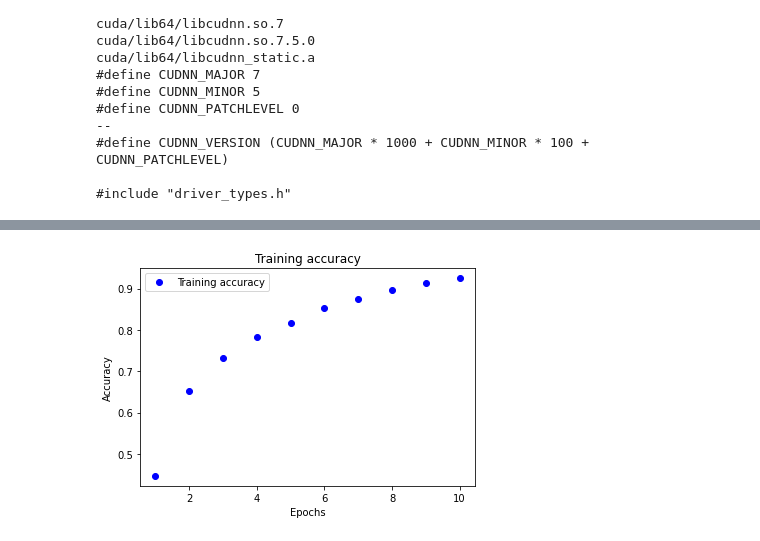
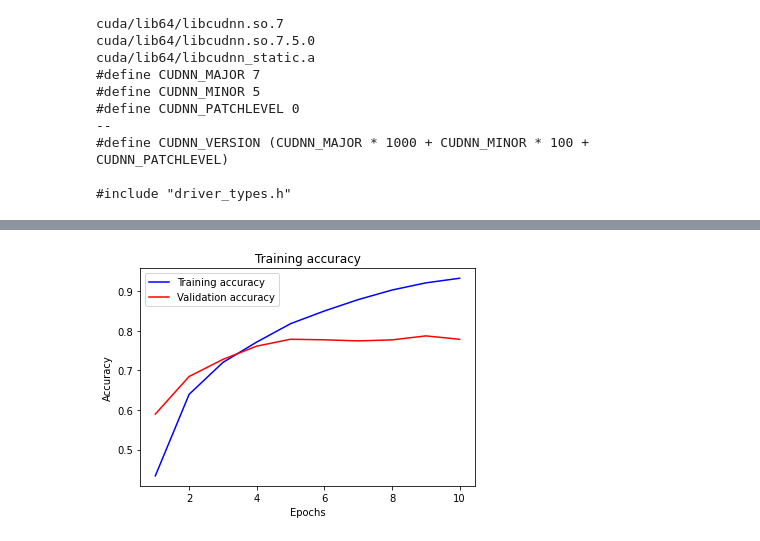
Before and after one commit to jumbokh/csu1101-ML-Class, a Jupyter notebook: notebooks/update_Cifar10_CNN.ipynb, the cells around one changed output, grey strips where cells are left out. Saved outputs shown, nothing was run; the diff lists cells and outputs as text; code cells hidden in the pictures.

```diff
--- a/notebooks/update_Cifar10_CNN.ipynb
+++ b/notebooks/update_Cifar10_CNN.ipynb
@@ -111,6 +95,6 @@ _________________________________________________________________
 None
 # %%
 model.compile(loss='categorical_crossentropy', optimizer='adam', metrics=['accuracy'])
-history = model.fit(x_train, y_train, epochs=10, batch_size=64, verbose=1)
+history = model.fit(x_train, y_train, epochs=10, batch_size=64, verbose=1,validation_split=0.2)
 # %% [output]
 Epoch 1/10
@@ -174,13 +161,15 @@ print(accuracy)
 # %%
 plt.clf()   # clear figure
 acc_values = history_dict['accuracy']
+valacc_values = history_dict['val_accuracy']
 
-plt.plot(epochs, acc, 'bo', label='Training accuracy')
+plt.plot(epochs, acc_values, 'b', label='Training accuracy')
+plt.plot(epochs, valacc_values, 'r', label='Validation accuracy')
 plt.title('Training accuracy')
 plt.xlabel('Epochs')
 plt.ylabel('Accuracy')
 plt.legend()
 
 plt.show()
 # %% [output]
-[figure, old version]
+[figure, new version]
```
Also changed, not shown: parts of 8 cells of this notebook.
